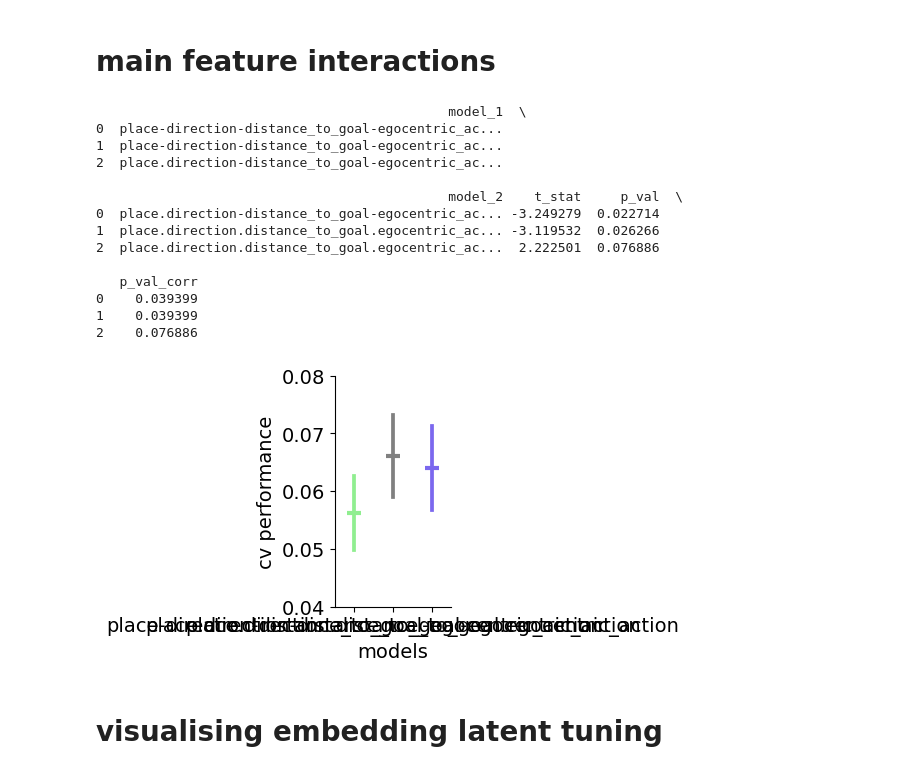
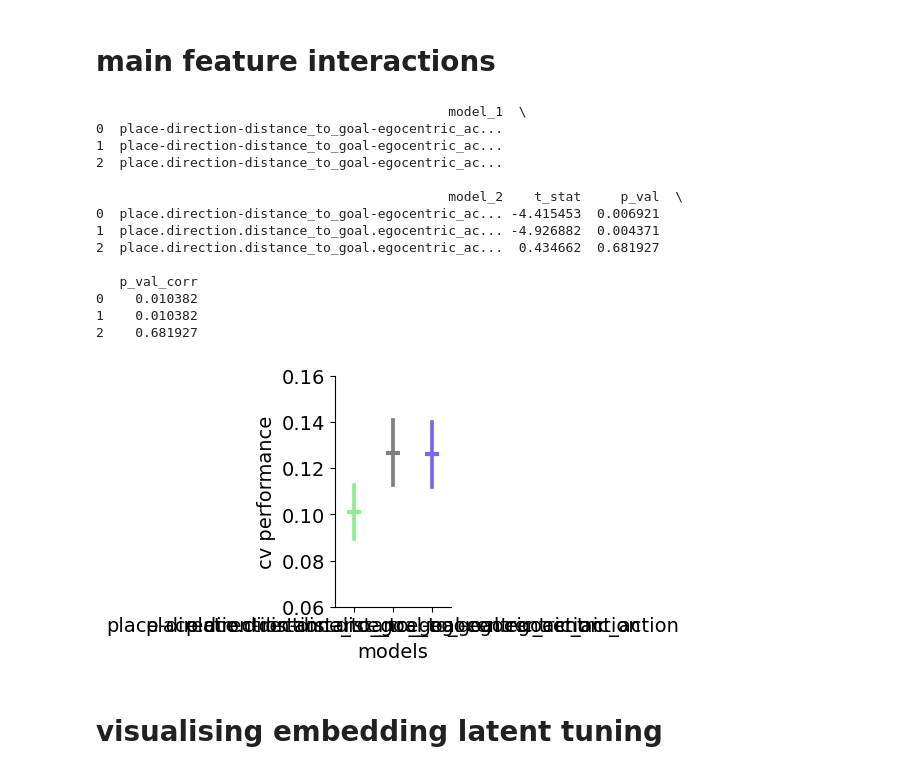
Before and after one commit to peterdoohan/GridMaze-mFC, a Jupyter notebook: Notebooks/nbeGLM.ipynb, the cells around one changed output. Saved outputs shown, nothing was run; the diff lists cells and outputs as text; code cells hidden in the pictures.

```diff
--- a/Notebooks/nbeGLM.ipynb
+++ b/Notebooks/nbeGLM.ipynb
@@ -107,7 +107,7 @@ t_stat: 1.5168111792901828, p_val: 0.18976055641126255
 from GridMaze.analysis.nbeGLM import variance_explained as ve
 # %%
 variance_explained_results = lms.load_model_set_cv_scores(
-    "variance_explained2", maze_names=["maze_1", "maze_2", "rooms_maze"], all_completed=True
+    "variance_explained", maze_names=["maze_1", "maze_2", "rooms_maze"], all_completed=True
 )
 reduced_models = [
     "remove_distance_to_goal",
@@ -159,7 +165,7 @@ fig.savefig("../results/nbeGLM/figures/feature_tuning_venn.pdf")
 unique variance explained with more input features
 # %%
 variance_explained_full_results = lms.load_model_set_cv_scores(
-    "variance_explained_full2",
+    "variance_explained_full",
     maze_names=[
         "maze_1",
         "maze_2",
@@ -170,23 +176,14 @@ variance_explained_full_results = lms.load_model_set_cv_scores(
 reduced_models = [
     "remove_distance_to_goal",
     "remove_place_direction",
-    "remove_distance_to_goal_place_direction",
     "remove_egocentric_action_free_forced",
-    "remove_distance_to_goal_egocentric_action_free_forced",
     "remove_egocentric_action_action",
-    "remove_distance_to_goal_egocentric_action_action",
     "remove_goal",
-    "remove_distance_to_goal_goal",
     "remove_allocentric_angle_to_goal",
-    "remove_distance_to_goal_allocentric_angle_to_goal",
     "remove_egocentric_angle_to_goal",
-    "remove_distance_to_goal_egocentric_angle_to_goal",
     "remove_head_direction",
-    "remove_distance_to_goal_head_direction",
     "remove_speed",
-    "remove_distance_to_goal_speed",
     "remove_acceleration",
-    "remove_distance_to_goal_acceleration",
 ]
 cpd_full_df = ve.get_cpd_df(variance_explained_full_results, reduced_models=reduced_models, outlier_threshold=-0.2)
 # %%
@@ -221,0 +260,25 @@ ve.plot_variance_explained(
+# %%
+variance_explained_partitioned_results = lms.load_model_set_cv_scores(
+    "variance_explained_full_partitioned",
+    maze_names=[
+        "maze_1",
+        "maze_2",
+        "rooms_maze",
+    ],
+    all_completed=True,
+)
+reduced_models3 = [
+    "remove_distance_to_goal",
+    "remove_place_direction",
+    "remove_egocentric_action_free_forced",
+    "remove_egocentric_action_action",
+    "remove_goal",
+    "remove_allocentric_angle_to_goal",
+    "remove_egocentric_angle_to_goal",
+    "remove_head_direction",
+    "remove_speed",
+    "remove_acceleration",
+]
+cpd_full_df3 = ve.get_cpd_df(
+    variance_explained_partitioned_results, reduced_models=reduced_models3, outlier_threshold=-0.2
+)
@@ -223,32 +312,32 @@ ve.plot_variance_explained(
 # main feature interactions
 # %%
 main_feature_interactions = lms.load_model_set_cv_scores(
-    "main_feature_interactions2",
+    "main_feature_interactions",
     maze_names=["maze_1", "maze_2", "rooms_maze"],
-    all_completed=False,
+    all_completed=True,
 )
 # %%
 reload(mc)
 f, ax = plt.subplots(figsize=(1.5, 3))
 mc.plot_main_feature_interactions(main_feature_interactions, plot_single_subjects=False, outlier_threshold=-0.2, ax=ax)
-ax.set_ylim(0.04, 0.08)
+ax.set_ylim(0.06, 0.16)
 f.savefig("../results/nbeGLM/figures/main_feature_interactions.pdf")
 # %% [output]
                                              model_1  \
 0  place-direction-distance_to_goal-egocentric_ac...
 1  place-direction-distance_to_goal-egocentric_ac...
 2  place.direction-distance_to_goal-egocentric_ac...
 
                                              model_2    t_stat     p_val  \
-0  place.direction-distance_to_goal-egocentric_ac... -3.249279  0.022714
-1  place.direction.distance_to_goal.egocentric_ac... -3.119532  0.026266
-2  place.direction.distance_to_goal.egocentric_ac...  2.222501  0.076886
+0  place.direction-distance_to_goal-egocentric_ac... -4.415453  0.006921
+1  place.direction.distance_to_goal.egocentric_ac... -4.926882  0.004371
+2  place.direction.distance_to_goal.egocentric_ac...  0.434662  0.681927
 
    p_val_corr
-0    0.039399
-1    0.039399
-2    0.076886
+0    0.010382
+1    0.010382
+2    0.681927
-[figure, old version]
+[figure, new version]
 # %% [markdown]
 # visualising embedding latent tuning
 # %%
```
Also changed, not shown: parts of 13 cells of this notebook, 4 other files.
